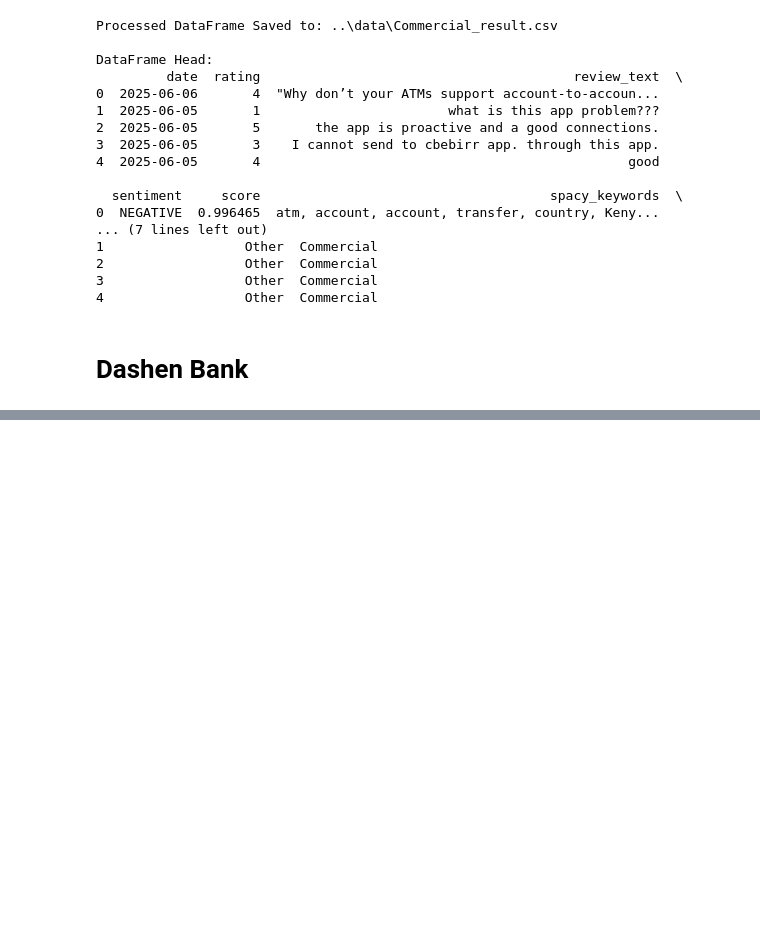
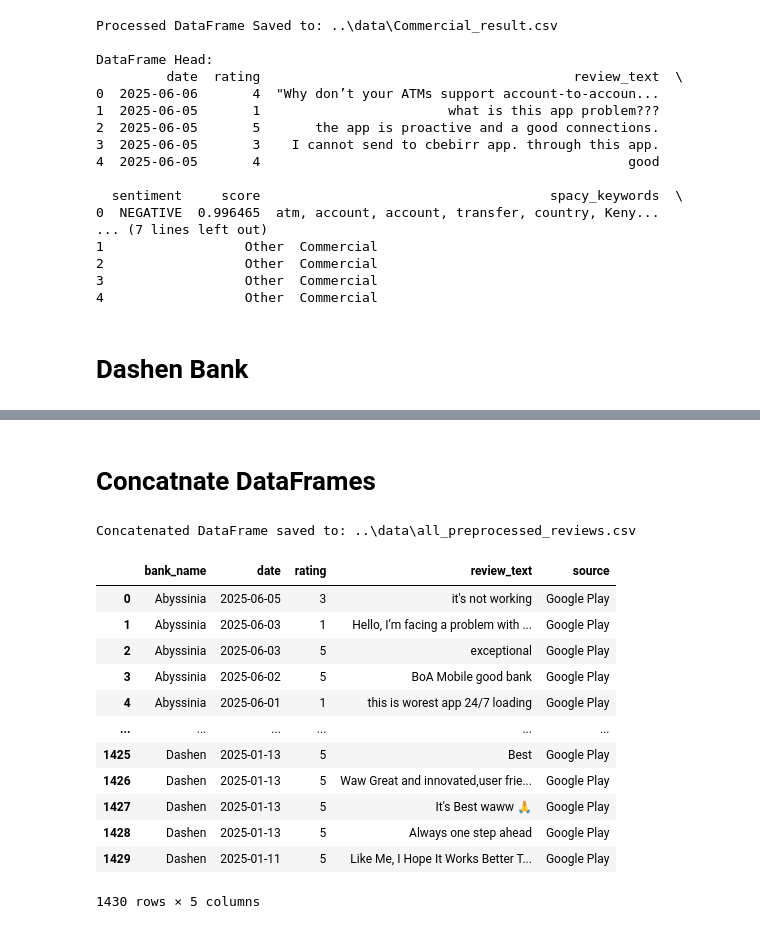
Before and after one commit to nuhaminae/Customer-Experience-Analytics-for-Fintech-Apps, a Jupyter notebook: notebooks/analysis.ipynb, the cells around one changed output, grey strips where cells are left out. Saved outputs shown, nothing was run; the diff lists cells and outputs as text; code cells hidden in the pictures; blank space fills up the shorter version.

```diff
--- a/notebooks/analysis.ipynb
+++ b/notebooks/analysis.ipynb
@@ -161,3 +162,36 @@ DataFrame Head:
 2  0.999592                                             Other    Dashen
 3  0.721146                         gadaa               Other    Dashen
 4  0.964642  massive, upgrade, Amole, app               Other    Dashen
+# %% [markdown]
+# Concatnate DataFrames
+# %%
+#Concatante preporcessed dataframes of the three banks into one df
+
+#select the pathes of dfs to concatante
+df_paths = [os.path.join(os.path.dirname(os.getcwd()), 'data/Abyssinia_reviews_processed.csv'),
+              os.path.join(os.path.dirname(os.getcwd()), 'data/Commercial_reviews_processed.csv'),
+              os.path.join(os.path.dirname(os.getcwd()), 'data/Dashen_reviews_processed.csv')]
+
+#select path to save the dfs
+df_folder = os.path.join(os.path.dirname(os.getcwd()), 'data')
+
+#select new df name
+df_name = 'all_preprocessed_reviews.csv'
+
+#call function
+concat_and_save_dfs(df_paths, df_folder, df_name)
+# %% [output]
+Concatenated DataFrame saved to: ..\data\all_preprocessed_reviews.csv
+|  | bank_name | date | rating | review_text | source |
+| 0 | Abyssinia | 2025-06-05 | 3 | it's not working | Google Play |
+| 1 | Abyssinia | 2025-06-03 | 1 | Hello, I’m facing a problem with ... | Google Play |
+| 2 | Abyssinia | 2025-06-03 | 5 | exceptional | Google Play |
+| 3 | Abyssinia | 2025-06-02 | 5 | BoA Mobile good bank | Google Play |
+| 4 | Abyssinia | 2025-06-01 | 1 | this is worest app 24/7 loading | Google Play |
+| ... | ... | ... | ... | ... | ... |
+| 1425 | Dashen | 2025-01-13 | 5 | Best | Google Play |
+| 1426 | Dashen | 2025-01-13 | 5 | Waw Great and innovated,user frie... | Google Play |
+| 1427 | Dashen | 2025-01-13 | 5 | It's Best waww 🙏 | Google Play |
+| 1428 | Dashen | 2025-01-13 | 5 | Always one step ahead | Google Play |
+| 1429 | Dashen | 2025-01-11 | 5 | Like Me, I Hope It Works Better T... | Google Play |
+1430 rows × 5 columns
```
Also changed, not shown: parts of 4 cells of this notebook.
